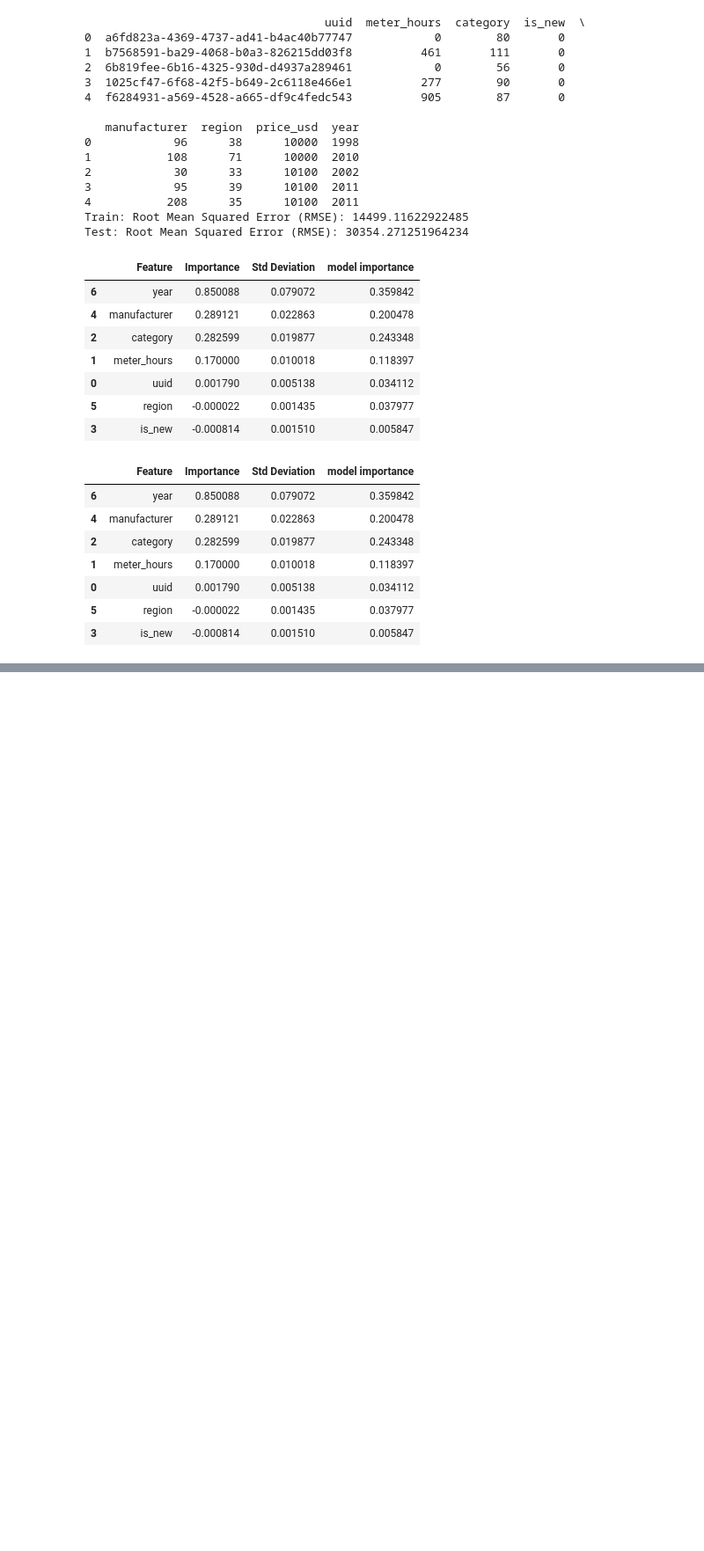
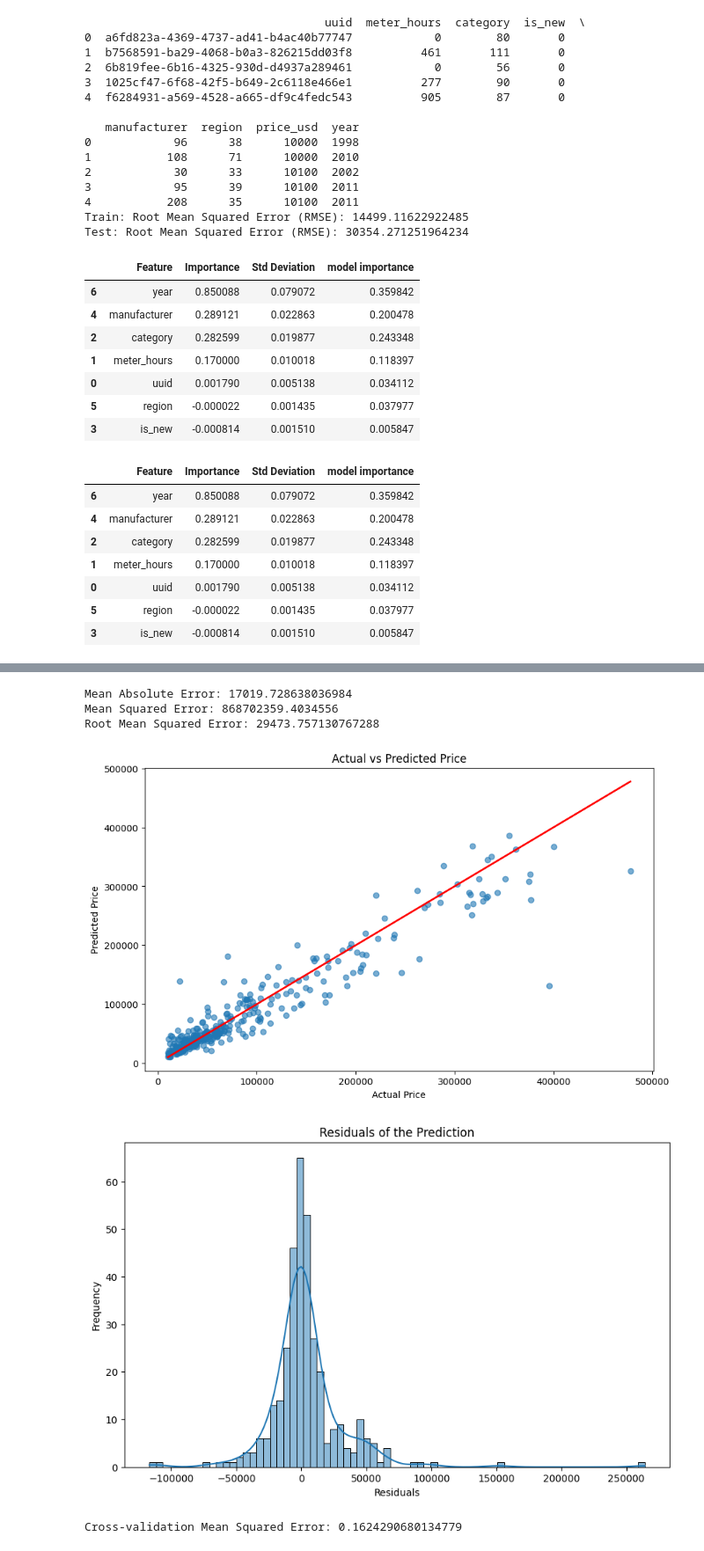
Before and after one commit to Talizg03/weather, a Jupyter notebook: project_2_ipynb.ipynb, the cells around one changed output, grey strips where cells are left out. Shown at 88% size. Cells and saved outputs as stored; diff of their text form; code cells hidden in the pictures; blank space fills up the shorter version.

```diff
--- a/project_2_ipynb.ipynb
+++ b/project_2_ipynb.ipynb
@@ -333,0 +378,68 @@ Incorrect predictions: 346 , 99.14%
+# %%
+import numpy as np
+import pandas as pd
+import matplotlib.pyplot as plt
+from sklearn.model_selection import train_test_split, cross_val_score
+from sklearn.ensemble import RandomForestRegressor
+from sklearn.preprocessing import StandardScaler
+from sklearn.metrics import mean_absolute_error, mean_squared_error
+import seaborn as sns
+
+# Log-transform the target variable
+y_ = np.log(y)
+
+# Split the data
+X_train, X_test, y_train, y_test = train_test_split(X, y_, test_size=0.2, random_state=42)
+
+# Scale features if needed
+scaler = StandardScaler()
+X_train_scaled = scaler.fit_transform(X_train)
+X_test_scaled = scaler.transform(X_test)
+
+# Train the RandomForestRegressor model
+model = RandomForestRegressor(n_estimators=100, random_state=42)
+model.fit(X_train_scaled, y_train)
+
+# Predict on the test data
+y_pred_log = model.predict(X_test_scaled)
+
+# Convert the log predictions back to the original scale
+y_pred = np.exp(y_pred_log)
+
+# Evaluate model performance
+mae = mean_absolute_error(np.exp(y_test), y_pred)
+mse = mean_squared_error(np.exp(y_test), y_pred)
+rmse = np.sqrt(mse)
+
+print(f"Mean Absolute Error: {mae}")
+print(f"Mean Squared Error: {mse}")
+print(f"Root Mean Squared Error: {rmse}")
+
+# Plot the actual vs predicted values
+plt.figure(figsize=(10, 6))
+plt.scatter(np.exp(y_test), y_pred, alpha=0.6)
+plt.plot([min(np.exp(y_test)), max(np.exp(y_test))], [min(np.exp(y_test)), max(np.exp(y_test))], color='red', lw=2)
+plt.title("Actual vs Predicted Price")
+plt.xlabel("Actual Price")
+plt.ylabel("Predicted Price")
+plt.show()
+
+# Plot residuals
+residuals = np.exp(y_test) - y_pred
+plt.figure(figsize=(10, 6))
+sns.histplot(residuals, kde=True)
+plt.title("Residuals of the Prediction")
+plt.xlabel("Residuals")
+plt.ylabel("Frequency")
+plt.show()
+
+# Optionally, you can apply cross-validation
+cross_val_scores = cross_val_score(model, X_train_scaled, y_train, cv=5, scoring='neg_mean_squared_error')
+print(f"Cross-validation Mean Squared Error: {-cross_val_scores.mean()}")
+# %% [output]
+Mean Absolute Error: 17019.728638036984
+Mean Squared Error: 868702359.4034556
+Root Mean Squared Error: 29473.757130767288
+[figure, added]
+[figure, added]
+Cross-validation Mean Squared Error: 0.1624290680134779
```
Also changed, not shown: parts of 5 cells of this notebook.
